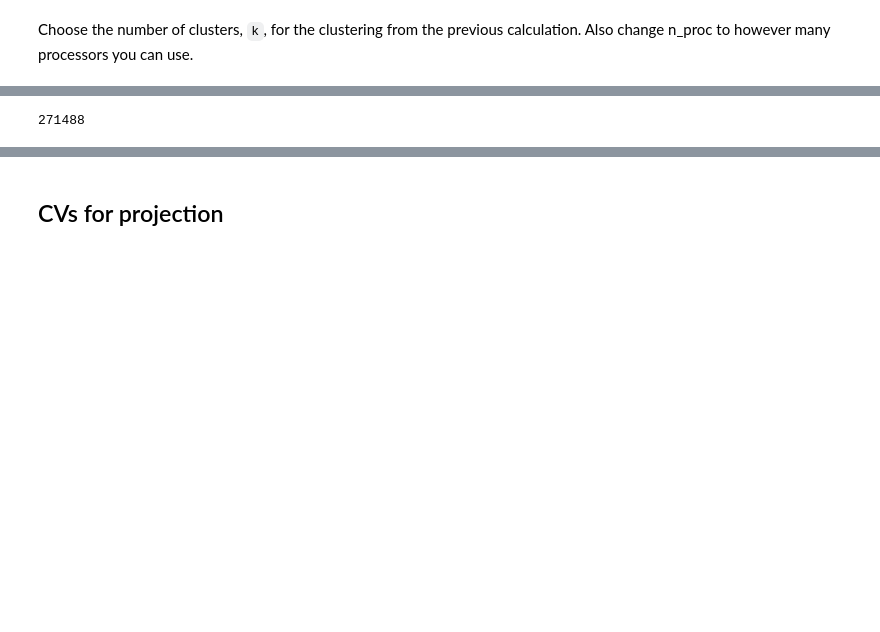
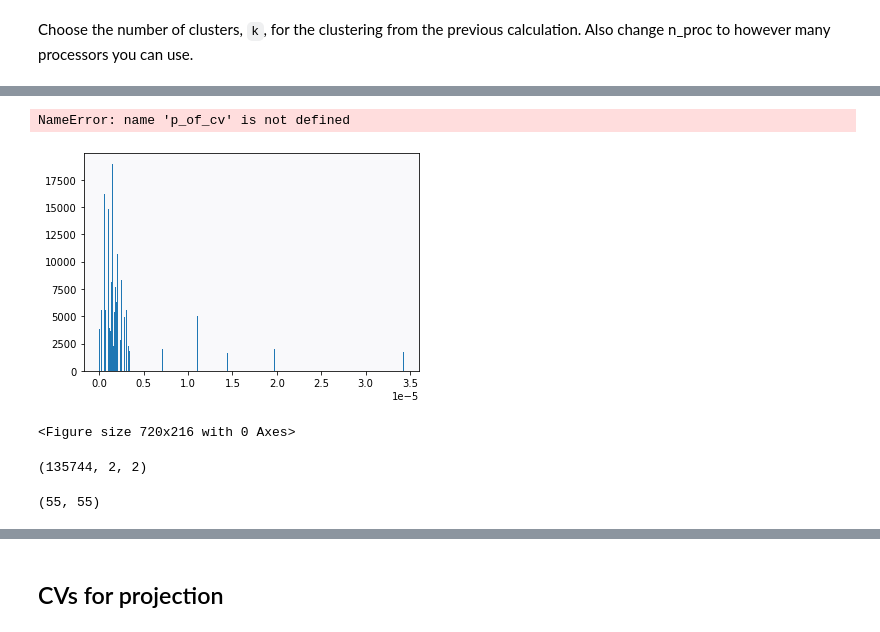
Before and after one commit to semccomas/GLUT5_string, a Jupyter notebook: string/analysis/scripts/string_MSM_analysis_TICs_deep_time-dev.ipynb, the cells around one changed output, grey strips where cells are left out. Drawn from its saved outputs; the diff is of its cells as text; code cells hidden in the pictures; blank space fills up the shorter version.

```diff
--- a/string/analysis/scripts/string_MSM_analysis_TICs_deep_time-dev.ipynb
+++ b/string/analysis/scripts/string_MSM_analysis_TICs_deep_time-dev.ipynb
@@ -193,4 +191,18 @@ Wall time: 17.7 s
 # %%
-len(weights)
+np.save('./weights_MSM.npy', weights)
-# %% [output]
-271488
+# %%
+plt1 = plt.hist(weights, bins = 'auto')
+f = plt.figure(figsize=(10,3))
+_ = plt.hist(np.ravel(p_of_cv), bins = 'auto')
+# %% [output]
+NameError: name 'p_of_cv' is not defined
+[figure, added]
+<Figure size 720x216 with 0 Axes>
+# %%
+np.shape(cv_coordinates)
+# %% [output]
+(135744, 2, 2)
+# %%
+np.shape(p_of_cv)
+# %% [output]
+(55, 55)
```
Also changed, not shown: parts of 14 cells of this notebook, 24 other files.
